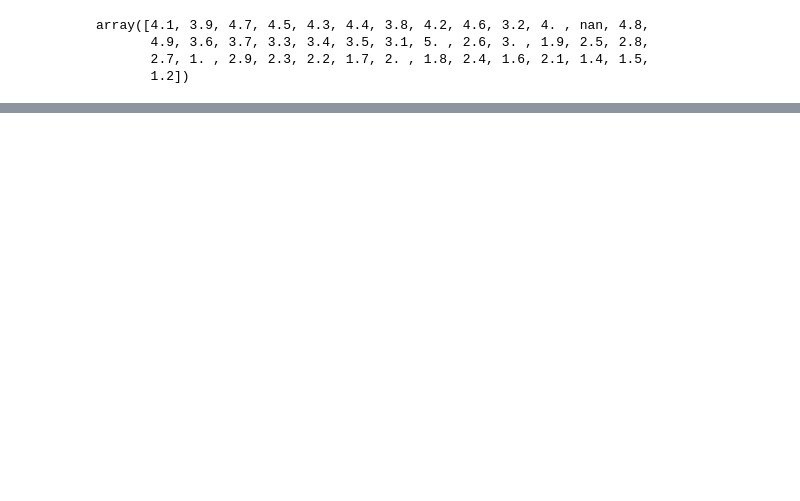
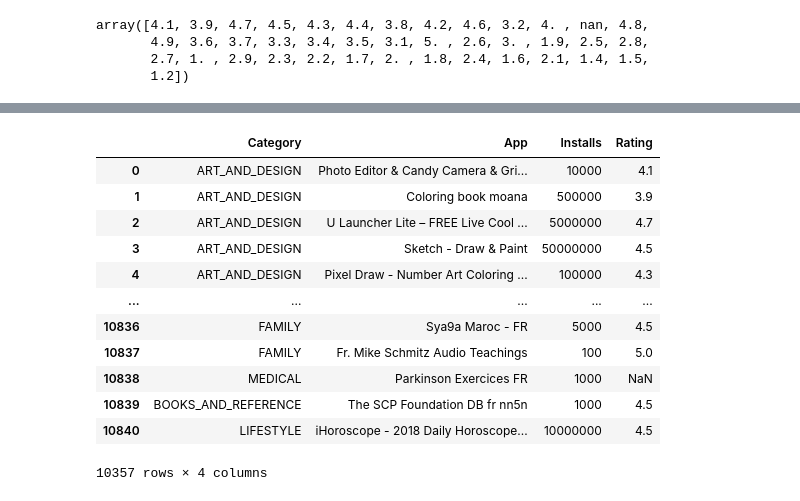
Before and after one commit to Msrevalli/EDA-Exploratory-Data-Analysis, a Jupyter notebook: Google_playstore_data_EDA.ipynb, the cells around one changed output, grey strips where cells are left out. Cells and saved outputs as stored; diff of their text form; code cells hidden in the pictures; blank space fills up the shorter version.

```diff
--- a/Google_playstore_data_EDA.ipynb
+++ b/Google_playstore_data_EDA.ipynb
@@ -934,0 +953,16 @@ array([4.1, 3.9, 4.7, 4.5, 4.3, 4.4, 3.8, 4.2, 4.6, 3.2, 4. , nan, 4.8,
+# %%
+data[['Category','App','Installs','Rating']]
+# %% [output]
+|  | Category | App | Installs | Rating |
+| 0 | ART_AND_DESIGN | Photo Editor & Candy Camera & Gri... | 10000 | 4.1 |
+| 1 | ART_AND_DESIGN | Coloring book moana | 500000 | 3.9 |
+| 2 | ART_AND_DESIGN | U Launcher Lite – FREE Live Cool ... | 5000000 | 4.7 |
+| 3 | ART_AND_DESIGN | Sketch - Draw & Paint | 50000000 | 4.5 |
+| 4 | ART_AND_DESIGN | Pixel Draw - Number Art Coloring ... | 100000 | 4.3 |
+| ... | ... | ... | ... | ... |
+| 10836 | FAMILY | Sya9a Maroc - FR | 5000 | 4.5 |
+| 10837 | FAMILY | Fr. Mike Schmitz Audio Teachings | 100 | 5.0 |
+| 10838 | MEDICAL | Parkinson Exercices FR | 1000 | NaN |
+| 10839 | BOOKS_AND_REFERENCE | The SCP Foundation DB fr nn5n | 1000 | 4.5 |
+| 10840 | LIFESTYLE | iHoroscope - 2018 Daily Horoscope... | 10000000 | 4.5 |
+10357 rows × 4 columns
```
Also changed, not shown: parts of 9 cells of this notebook.
